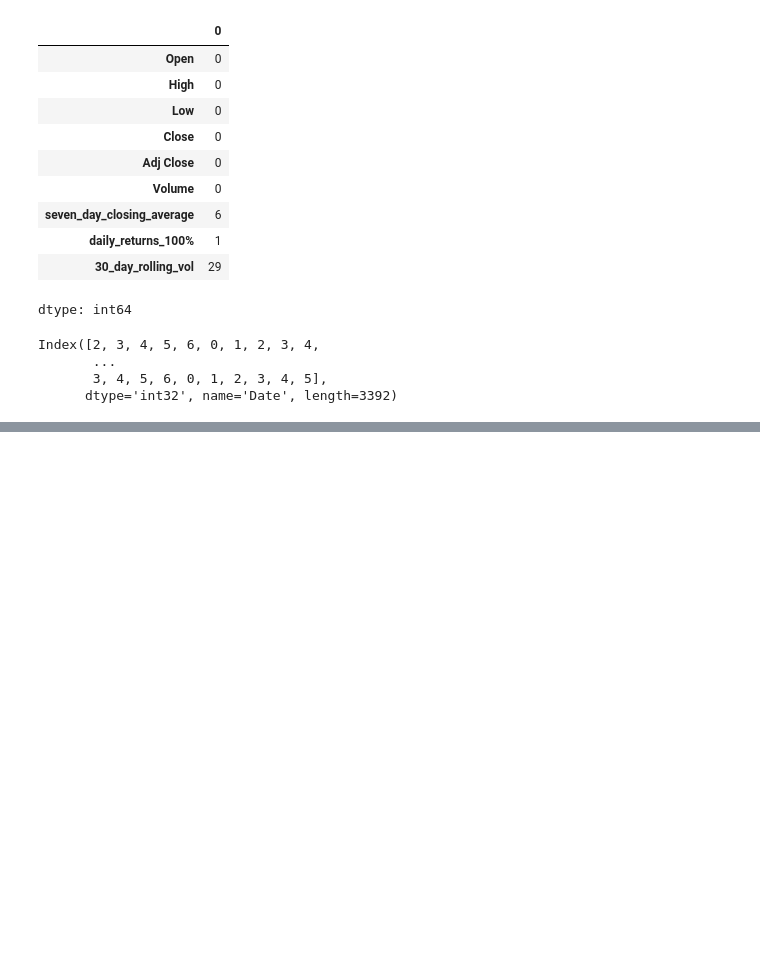
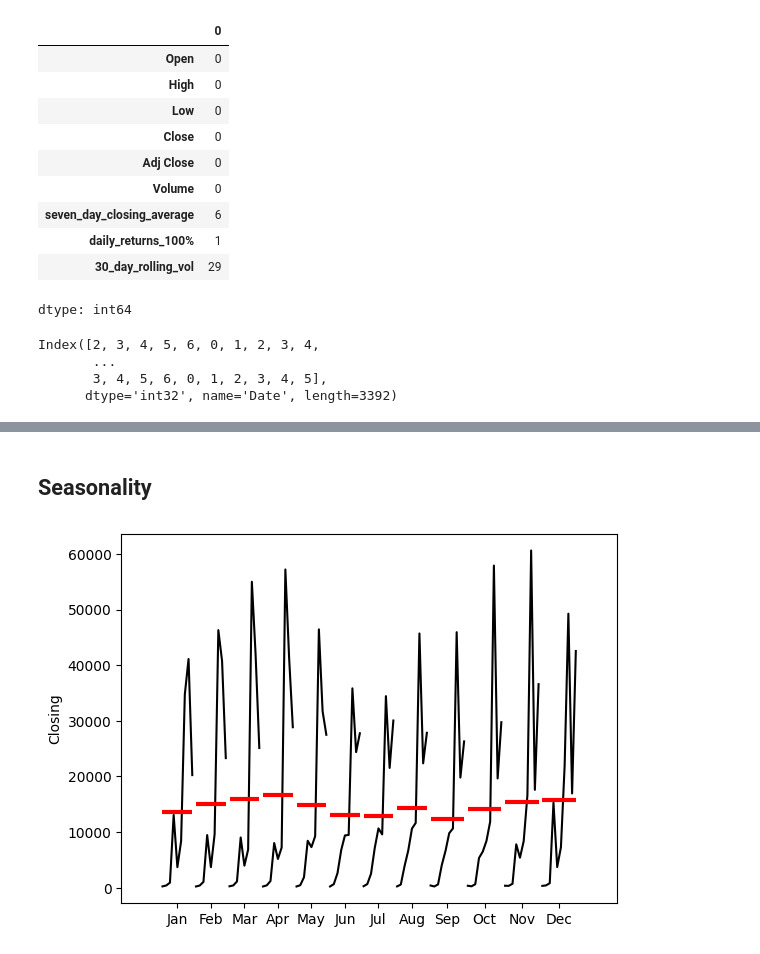
Before and after one commit to nurcoz/Udemy_time_series, a Jupyter notebook: Introduction_to_Time_Series_Analysis.ipynb, the cells around one changed output, grey strips where cells are left out. Saved outputs shown, nothing was run; the diff lists cells and outputs as text; code cells hidden in the pictures; blank space fills up the shorter version.

```diff
--- a/Introduction_to_Time_Series_Analysis.ipynb
+++ b/Introduction_to_Time_Series_Analysis.ipynb
@@ -248,3 +250,13 @@ df.head()
 | 2014-09-19 | 424.102997 | 427.834991 | 384.532013 | 394.795990 | 394.795990 | 37919700 | NaN | -6.984265 | ... |
 | 2014-09-20 | 394.673004 | 423.295990 | 389.882996 | 408.903992 | 408.903992 | 36863600 | NaN | 3.573492 | ... |
 | 2014-09-21 | 408.084991 | 412.425995 | 393.181000 | 398.821014 | 398.821014 | 26580100 | NaN | -2.465854 | ... |
+# %% [markdown]
+## Seasonality
+# %%
+# Monthly seasonality
+month_plot(df['Close'].resample('ME').mean(),
+           ylabel = "Closing")
+# Siyah çizgiler gerçek değerler, kırmızılar ortalamalar
+plt.show() #iki tane görmemek için
+# %% [output]
+[figure, added]
```
Also changed, not shown: parts of 7 cells of this notebook.
